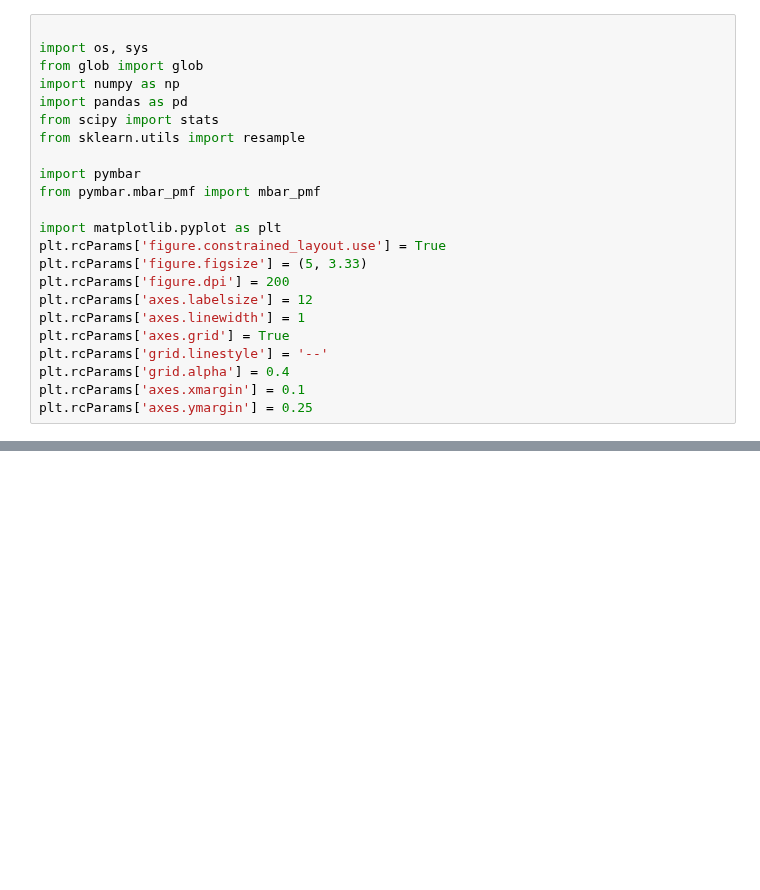
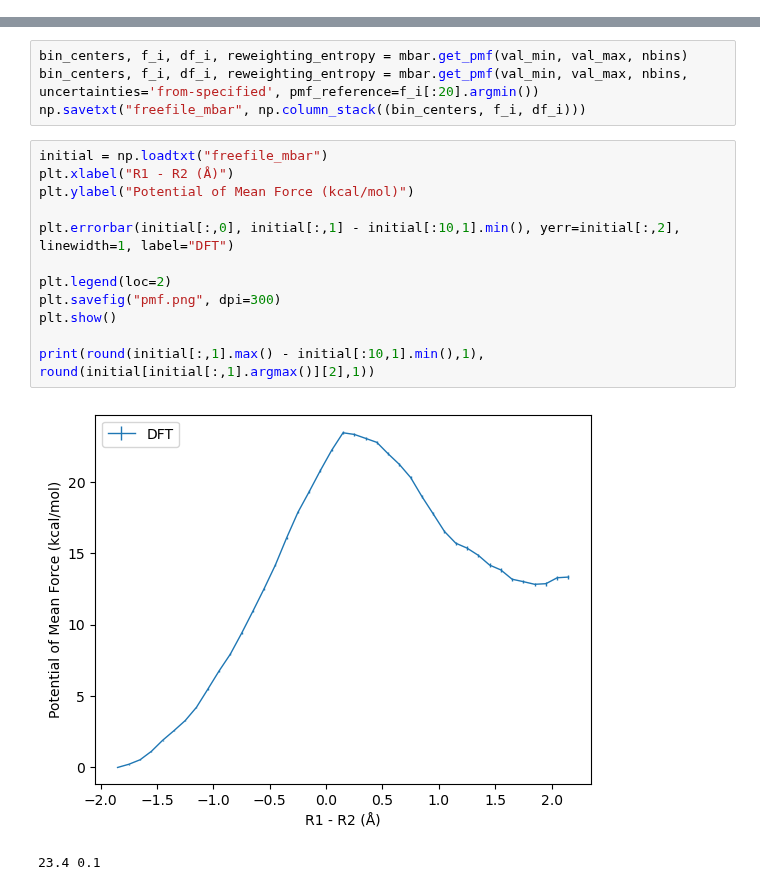
Before and after one commit to van-richard/PL888, a Jupyter notebook: Scripts/amber/mbar/mbar.ipynb, the cells around one changed output, grey strips where cells are left out. Drawn from its saved outputs; the diff is of its cells as text; blank space fills up the shorter version.

Commit message:
update mbar

```diff
--- a/Scripts/amber/mbar/mbar.ipynb
+++ b/Scripts/amber/mbar/mbar.ipynb
@@ -9,23 +0,0 @@
-# %%
-
-import os, sys
-from glob import glob
-import numpy as np
-import pandas as pd
-from scipy import stats
-from sklearn.utils import resample
-
-import pymbar
-from pymbar.mbar_pmf import mbar_pmf
-
-import matplotlib.pyplot as plt
-plt.rcParams['figure.constrained_layout.use'] = True
-plt.rcParams['figure.figsize'] = (5, 3.33)
-plt.rcParams['figure.dpi'] = 200
-plt.rcParams['axes.labelsize'] = 12
-plt.rcParams['axes.linewidth'] = 1
-plt.rcParams['axes.grid'] = True
-plt.rcParams['grid.linestyle'] = '--'
-plt.rcParams['grid.alpha'] = 0.4
-plt.rcParams['axes.xmargin'] = 0.1
-plt.rcParams['axes.ymargin'] = 0.25
@@ -232,0 +75,19 @@ estimate_free_energy(n_windows, slide_by=5)
+# %%
+bin_centers, f_i, df_i, reweighting_entropy = mbar.get_pmf(val_min, val_max, nbins)
+bin_centers, f_i, df_i, reweighting_entropy = mbar.get_pmf(val_min, val_max, nbins, uncertainties='from-specified', pmf_reference=f_i[:20].argmin())
+np.savetxt("freefile_mbar", np.column_stack((bin_centers, f_i, df_i)))
+# %%
+initial = np.loadtxt("freefile_mbar")
+plt.xlabel("R1 - R2 (Å)")
+plt.ylabel("Potential of Mean Force (kcal/mol)")
+
+plt.errorbar(initial[:,0], initial[:,1] - initial[:10,1].min(), yerr=initial[:,2], linewidth=1, label="DFT")
+
+plt.legend(loc=2)
+plt.savefig("pmf.png", dpi=300)
+plt.show()
+
+print(round(initial[:,1].max() - initial[:10,1].min(),1), round(initial[initial[:,1].argmax()][2],1))
+# %% [output]
+[figure, added]
+23.4 0.1
```
Also changed, not shown: parts of 17 cells of this notebook, 15 other files.
